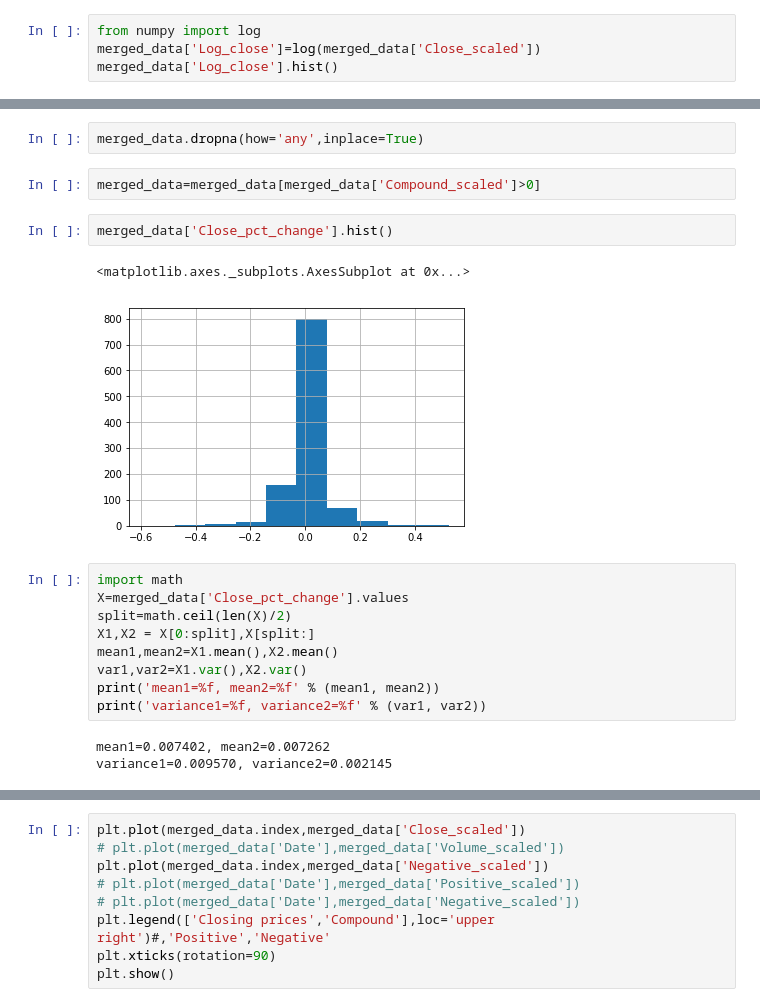
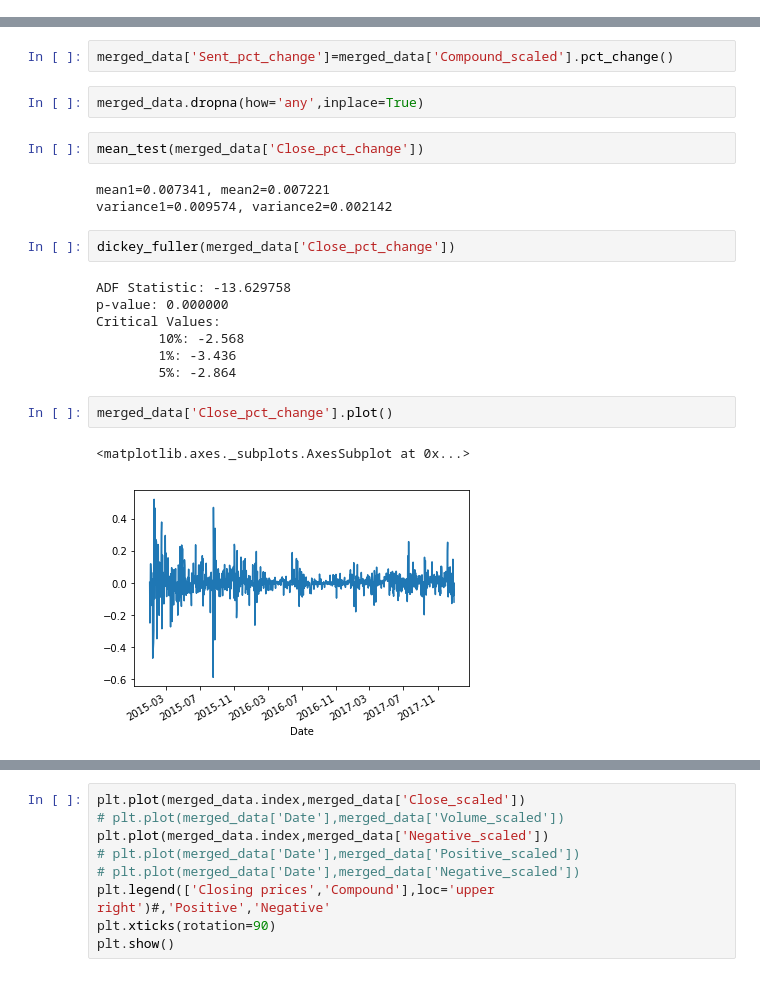
Before and after one commit to akkiannu/Predicting-Price-of-Bitcoin, a Jupyter notebook: data_gathering/project_akshay.ipynb, the cells around one changed output, grey strips where cells are left out. Drawn from its saved outputs; the diff is of its cells as text.

Commit message:
Added tests for making time series stationary and removing the seasonality

```diff
--- a/data_gathering/project_akshay.ipynb
+++ b/data_gathering/project_akshay.ipynb
@@ -406,7 +417,3 @@ merged_data['Close_scaled'].hist()
 # %% [output]
 <matplotlib.axes._subplots.AxesSubplot at 0x...>
 [figure]
-# %%
-from numpy import log
-merged_data['Log_close']=log(merged_data['Close_scaled'])
-merged_data['Log_close'].hist()
@@ -444,23 +420,25 @@ variance1=0.517227, variance2=1.149322
 # %%
 merged_data['Close_pct_change']=merged_data['Close_scaled'].pct_change()
+# %%
+merged_data['Sent_pct_change']=merged_data['Compound_scaled'].pct_change()
 # %%
 merged_data.dropna(how='any',inplace=True)
-# %%
-merged_data=merged_data[merged_data['Compound_scaled']>0]
+# %%
+mean_test(merged_data['Close_pct_change'])
+# %% [output]
+mean1=0.007341, mean2=0.007221
+variance1=0.009574, variance2=0.002142
+# %%
+dickey_fuller(merged_data['Close_pct_change'])
+# %% [output]
+ADF Statistic: -13.629758
+p-value: 0.000000
+Critical Values:
+        10%: -2.568
+        1%: -3.436
+        5%: -2.864
 # %%
-merged_data['Close_pct_change'].hist()
+merged_data['Close_pct_change'].plot()
 # %% [output]
 <matplotlib.axes._subplots.AxesSubplot at 0x...>
-[figure, old version]
+[figure, new version]
-# %%
-import math
-X=merged_data['Close_pct_change'].values
-split=math.ceil(len(X)/2)
-X1,X2 = X[0:split],X[split:]
-mean1,mean2=X1.mean(),X2.mean()
-var1,var2=X1.var(),X2.var()
-print('mean1=%f, mean2=%f' % (mean1, mean2))
-print('variance1=%f, variance2=%f' % (var1, var2))
-# %% [output]
-mean1=0.007402, mean2=0.007262
-variance1=0.009570, variance2=0.002145
```
Also changed, not shown: parts of 39 cells of this notebook.
